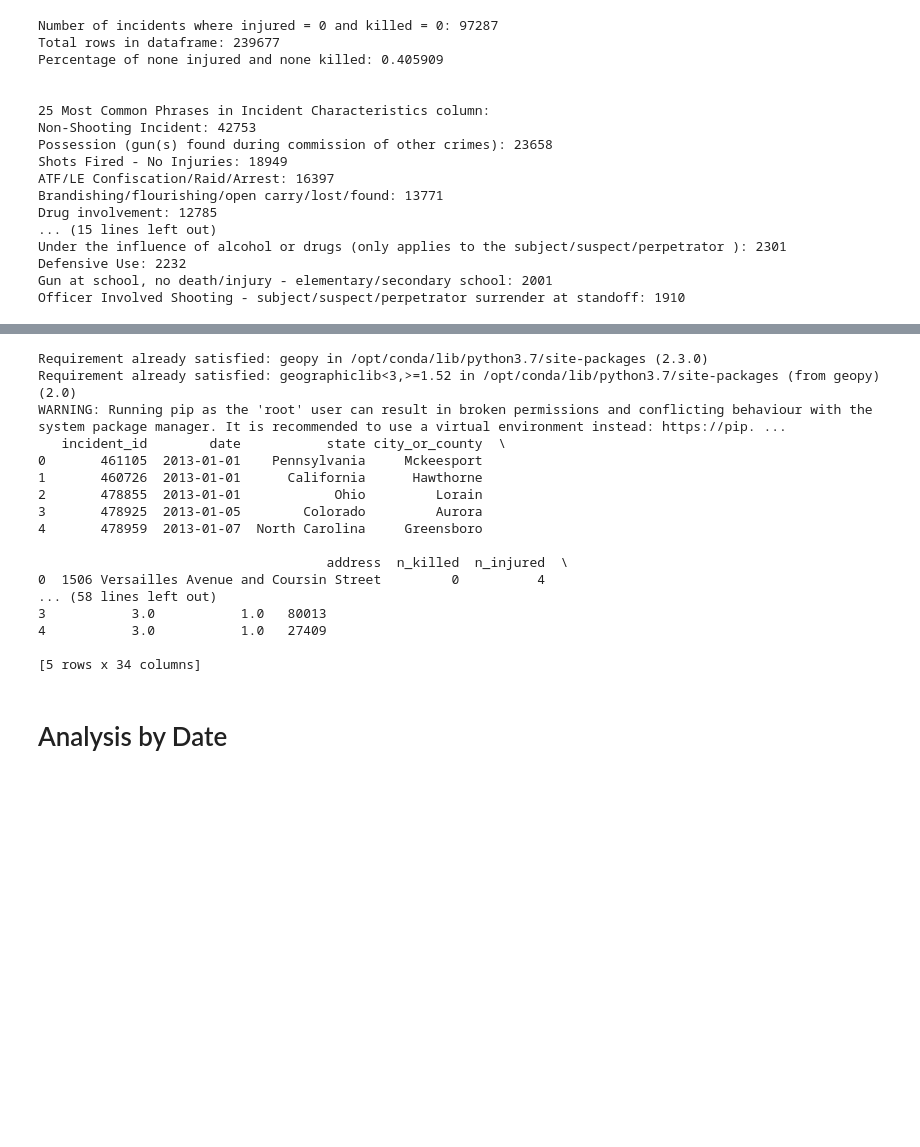
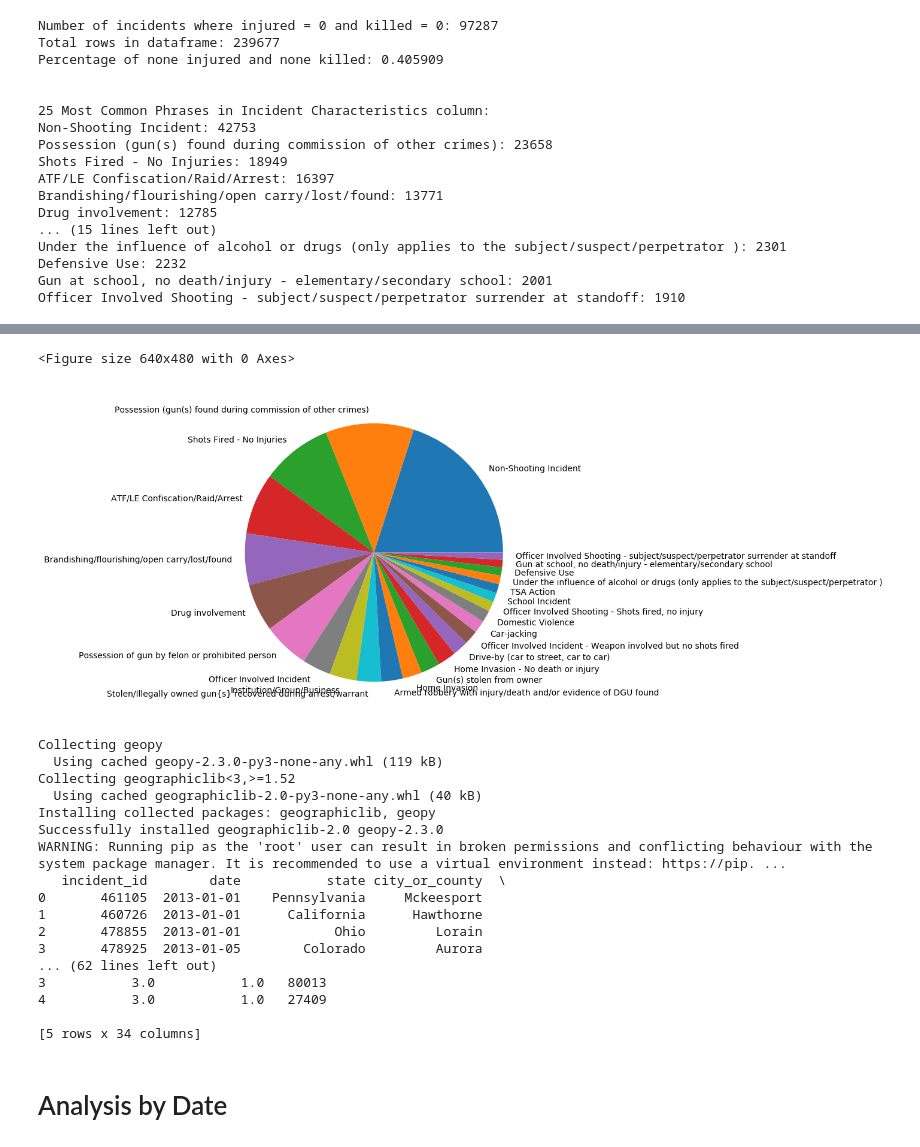
Before and after one commit to vivianndo/ads508_gunviolence, a Jupyter notebook: project.ipynb, the cells around one changed output, grey strips where cells are left out. Saved outputs shown, nothing was run; the diff lists cells and outputs as text; code cells hidden in the pictures; blank space fills up the shorter version.

```diff
--- a/project.ipynb
+++ b/project.ipynb
@@ -900,38 +860,57 @@ Officer Involved Shooting - subject/suspect/perpetrator surrender at standoff: 1
 # %%
 # Data Preprocessing - Get ZIP CODE
 # assigns to new 'zipcode' column in dataframe
+# Represent as Pie Chart
+words = []
+counts = []
 
+for word, count in most_common_words_20:
+    words.append(word)
+    counts.append(count)
+
+temp = []
+for c in counts:
+    temp.append(c/len(counts))
+
+plt.clf()
+fig = plt.figure(figsize =(10, 7))
+plt.pie(temp, labels = words)
+
+# show plot
+plt.show()
 !pip install geopy
 import geopy
 import pandas as pd
 
 #longlat = pd.read_csv("longlat.csv",encoding = 'utf-8', sep = '\t')
 geolocator = geopy.Nominatim(user_agent="check_1")
 
 def get_zip_code(x):
     location = geolocator.reverse("{}, {}".format(x['latitude'],x['longitude']))
     return location.raw['address']['postcode']
 
 df['zipcode'] = df.head().apply(lambda x: get_zip_code(x), axis = 1)
 print(df.head(5))
 # %% [output]
-Requirement already satisfied: geopy in /opt/conda/lib/python3.7/site-packages (2.3.0)
-Requirement already satisfied: geographiclib<3,>=1.52 in /opt/conda/lib/python3.7/site-packages (from geopy) (2.0)
-WARNING: Running pip as the 'root' user can result in broken permissions and conflicting behaviour with the system package manager. It is recommended to use a virtual environment instead: https://pip. ...
-   incident_id        date           state city_or_county  \
-0       461105  2013-01-01    Pennsylvania     Mckeesport
-1       460726  2013-01-01      California      Hawthorne
-2       478855  2013-01-01            Ohio         Lorain
-3       478925  2013-01-05        Colorado         Aurora
-4       478959  2013-01-07  North Carolina     Greensboro
-
-                                     address  n_killed  n_injured  \
-0  1506 Versailles Avenue and Coursin Street         0          4
-... (58 lines left out)
-3           3.0           1.0   80013
-4           3.0           1.0   27409
-
-[5 rows x 34 columns]
+<Figure size 640x480 with 0 Axes>
+[figure, added]
+Collecting geopy
+  Using cached geopy-2.3.0-py3-none-any.whl (119 kB)
+Collecting geographiclib<3,>=1.52
+  Using cached geographiclib-2.0-py3-none-any.whl (40 kB)
+Installing collected packages: geographiclib, geopy
+Successfully installed geographiclib-2.0 geopy-2.3.0
+WARNING: Running pip as the 'root' user can result in broken permissions and conflicting behaviour with the system package manager. It is recommended to use a virtual environment instead: https://pip. ...
+   incident_id        date           state city_or_county  \
+0       461105  2013-01-01    Pennsylvania     Mckeesport
+1       460726  2013-01-01      California      Hawthorne
+2       478855  2013-01-01            Ohio         Lorain
+3       478925  2013-01-05        Colorado         Aurora
+... (62 lines left out)
+3           3.0           1.0   80013
+4           3.0           1.0   27409
+
+[5 rows x 34 columns]
 # %% [markdown]
 # Analysis by Date
 # %%
```
Also changed, not shown: parts of 29 cells of this notebook.
